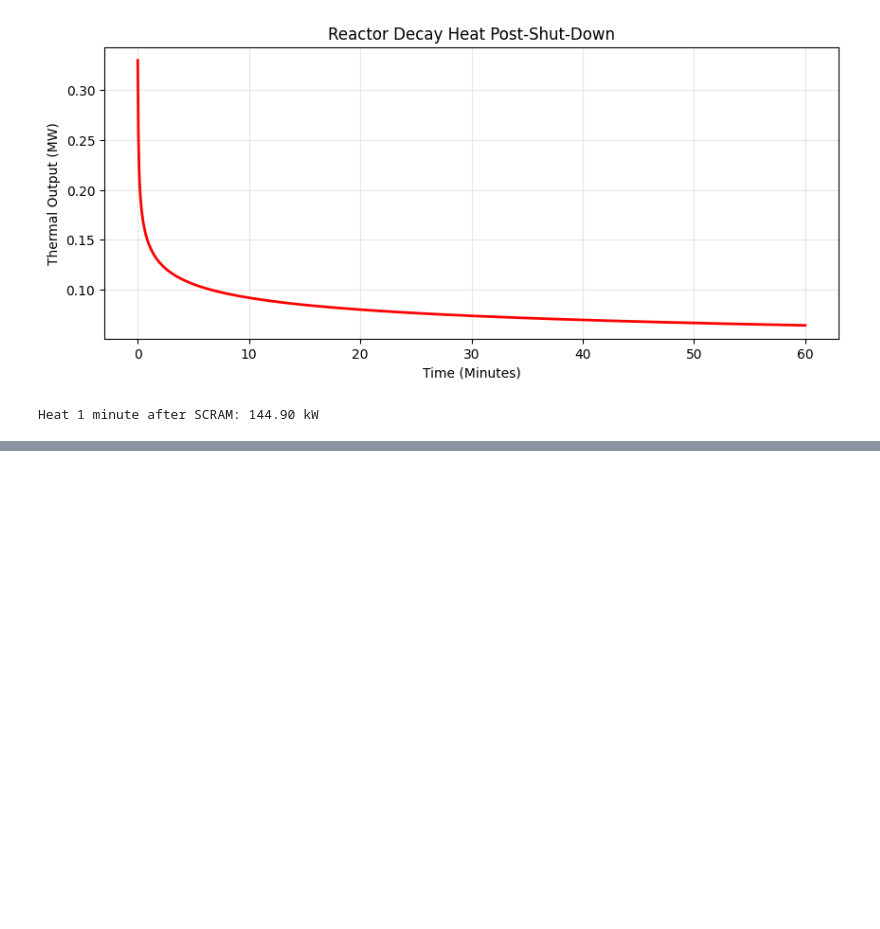
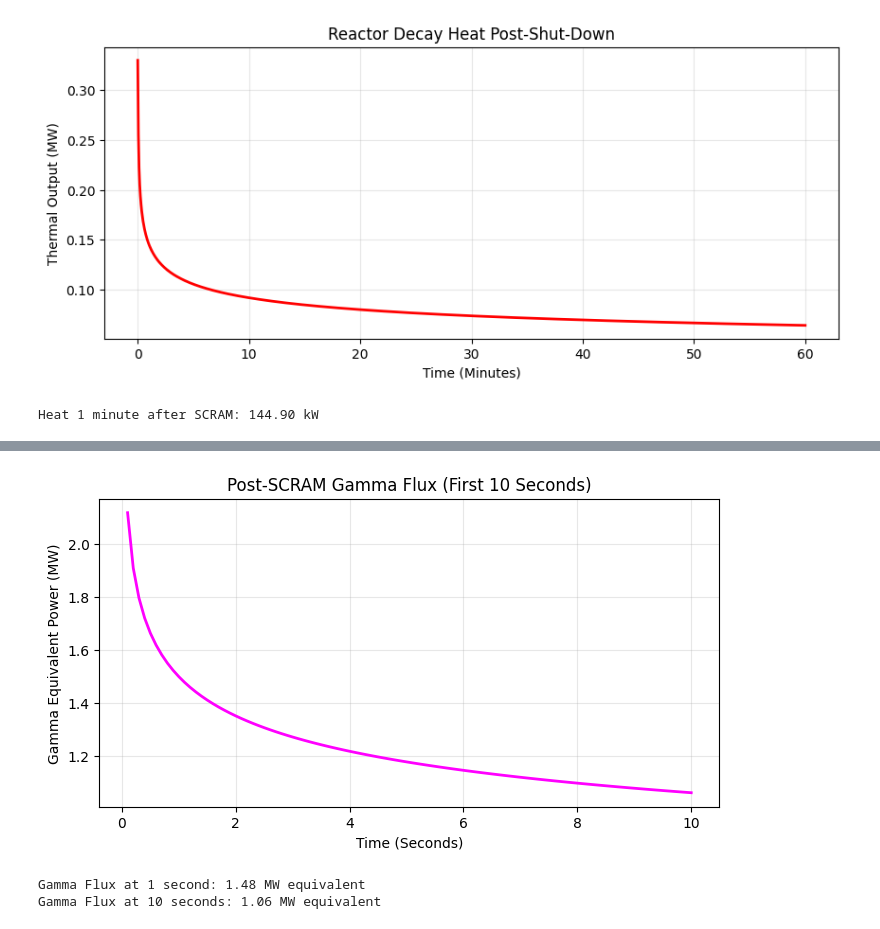
Before and after one commit to zeitgeistnirvana/Heston_Model, a Jupyter notebook: Waveguide_Propulsion_Radiant_Energy_Spacecraft.ipynb, the cells around one changed output, grey strips where cells are left out. Cells and saved outputs as stored; diff of their text form; code cells hidden in the pictures; blank space fills up the shorter version.

```diff
--- a/Waveguide_Propulsion_Radiant_Energy_Spacecraft.ipynb
+++ b/Waveguide_Propulsion_Radiant_Energy_Spacecraft.ipynb
@@ -1281,0 +1285,26 @@ Heat 1 minute after SCRAM: 144.90 kW
+# %%
+import numpy as np
+import matplotlib.pyplot as plt
+
+# --- Parameters ---
+P0 = 5.0e6  # 5 MW initial power
+t = np.linspace(0.1, 10, 100) # 0.1 to 10 seconds
+
+# Gamma Decay Formula (Simplified for first 10s)
+# Initial drop to ~30% (delayed gammas) then exponential decay
+gamma_intensity = 0.3 * P0 * (t**-0.15)
+
+plt.figure(figsize=(8, 4))
+plt.plot(t, gamma_intensity / 1e6, color='magenta', linewidth=2)
+plt.title('Post-SCRAM Gamma Flux (First 10 Seconds)')
+plt.xlabel('Time (Seconds)')
+plt.ylabel('Gamma Equivalent Power (MW)')
+plt.grid(True, alpha=0.3)
+plt.show()
+
+print(f"Gamma Flux at 1 second: {gamma_intensity[10]/1e6:.2f} MW equivalent")
+print(f"Gamma Flux at 10 seconds: {gamma_intensity[-1]/1e6:.2f} MW equivalent")
+# %% [output]
+[figure, added]
+Gamma Flux at 1 second: 1.48 MW equivalent
+Gamma Flux at 10 seconds: 1.06 MW equivalent
```
Also changed, not shown: parts of 4 cells of this notebook.
